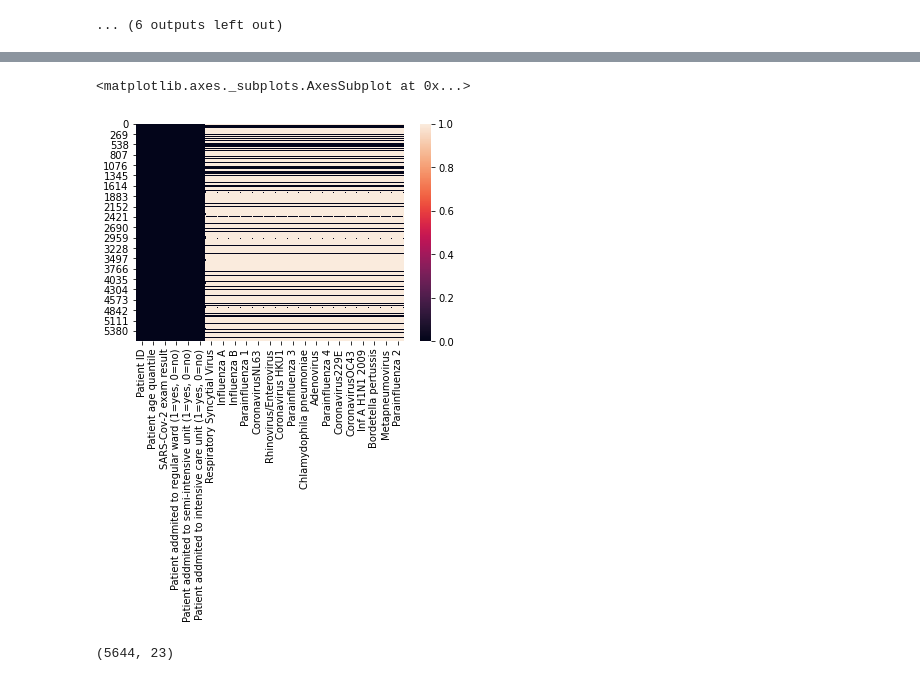
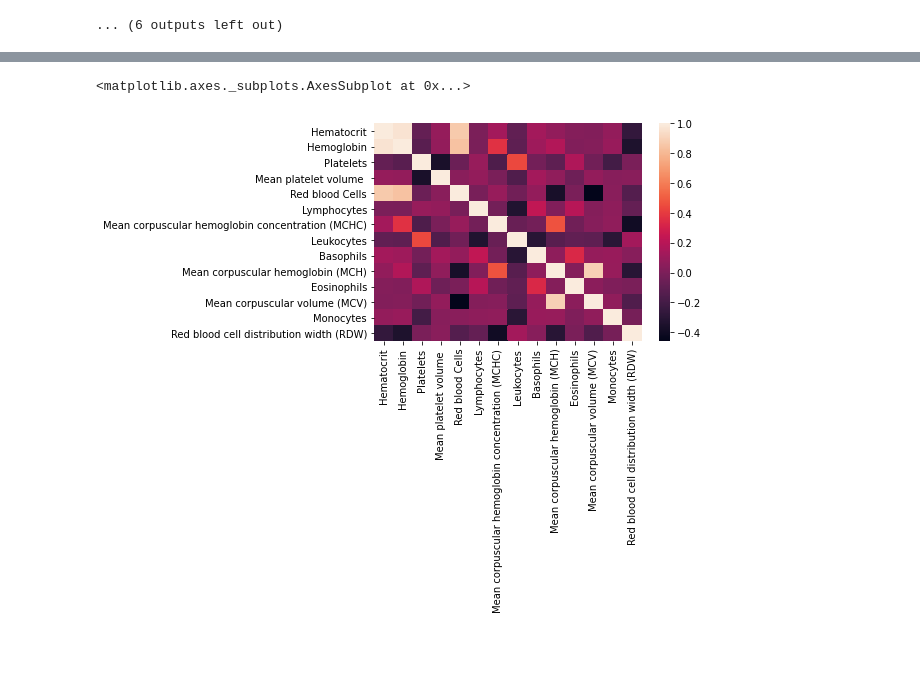
Before and after one commit to christian235711/covid, a Jupyter notebook: code_covid.ipynb, the cells around one changed output, grey strips where cells are left out. Cells and saved outputs as stored; diff of their text form; code cells hidden in the pictures; blank space fills up the shorter version.

```diff
--- a/code_covid.ipynb
+++ b/code_covid.ipynb
@@ -552,12 +577,3 @@ for i in maladie_col:
 [figure]
 [figure]
 ... (6 outputs left out)
-# %%
-# chercher les variables qui n'ont que des valeurs manquantes
-colonnes_nan = data.isnull().sum() == data.shape[0]
-print(all_features[colonnes_nan==True])
-print(data.shape)
-# supprimer ces variables
-data = data.loc[:,colonnes_nan==False]
-print(data.shape)
-features = data.columns
@@ -593,14 +579,0 @@ sns.heatmap(data.isnull())
-# %%
-# On garde les variables qui ont moins de 80% de valeurs manquantes. Il faut définir un seuil
-# manquantes > seuil. Si on avait choisit 10,20,...,70% on aurait obtenu 6 variables qui un
-# nombre petit pour faire ensuite une analyse.
-x = data.isnull().sum() > data.shape[0]*0.80
-print(x[x==True])
-print(data.shape)
-
-# on supprime ses valeurs
-a_features=features[x==False]
-print(a_features.shape)
-print(a_features)
-data = data.loc[::,a_features]
-data.head(5)
@@ -652,11 +613,5 @@ dtype: int64
 # %%
-sns.heatmap(data.isnull())
+sns.heatmap(data[sang_col].corr())
 # %% [output]
 <matplotlib.axes._subplots.AxesSubplot at 0x...>
-[figure, old version]
+[figure, new version]
-# %%
-# chercher les lignes qui ont toutes ses valeurs manquantes
-data.dropna(how='all').shape
-# il n'y en a pas car on obtient le même shape que data
-# %% [output]
-(5644, 23)
```
Also changed, not shown: parts of 29 cells of this notebook.
